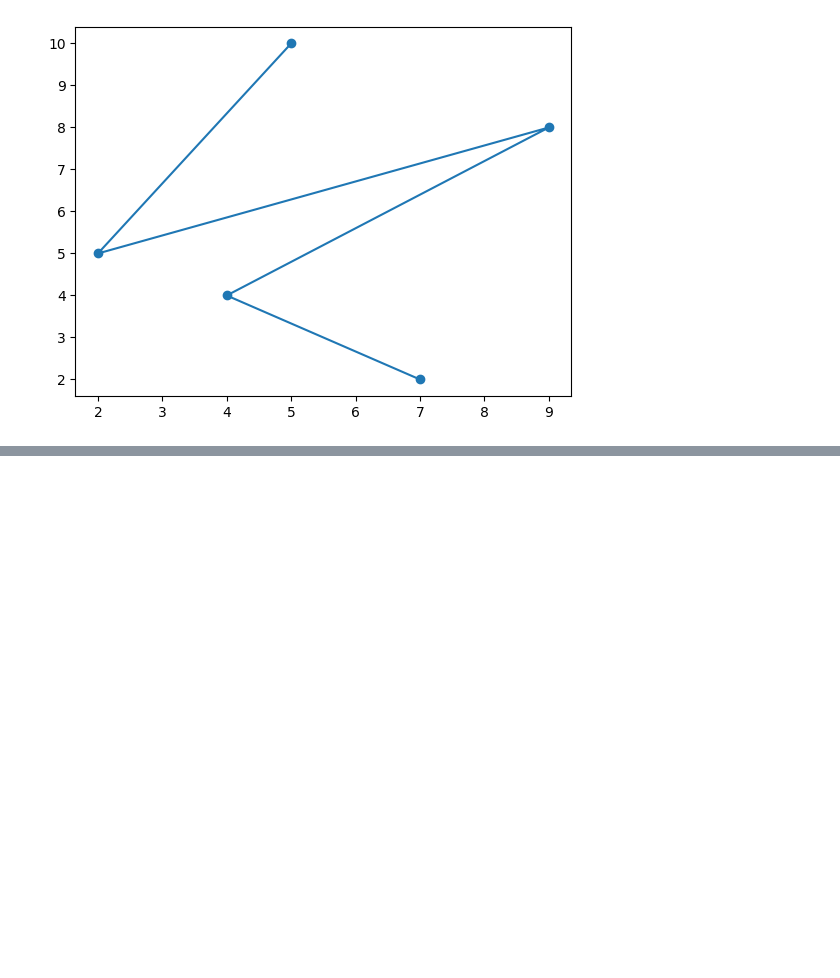
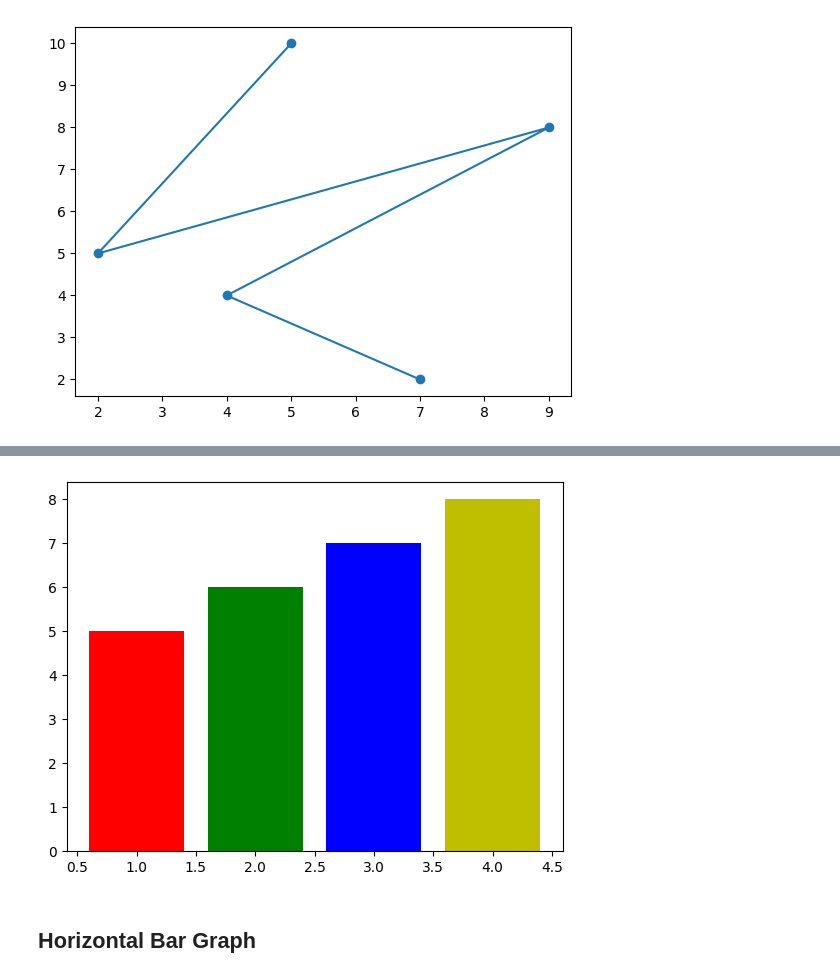
Before and after one commit to RichaSinghhh/Python, a Jupyter notebook: Matplotlib.ipynb, the cells around one changed output, grey strips where cells are left out. Cells and saved outputs as stored; diff of their text form; code cells hidden in the pictures; blank space fills up the shorter version.

```diff
--- a/Matplotlib.ipynb
+++ b/Matplotlib.ipynb
@@ -60,0 +74,11 @@ plt.show()
+# %%
+#how to change bar graph color
+x = [1,2,3,4]
+y = [5,6,7,8]
+c = ['r','g','b','y']
+plt.bar(x,y, color = c)
+plt.show()
+# %% [output]
+[figure, added]
+# %% [markdown]
+## Horizontal Bar Graph
```
Also changed, not shown: parts of 20 cells of this notebook.
